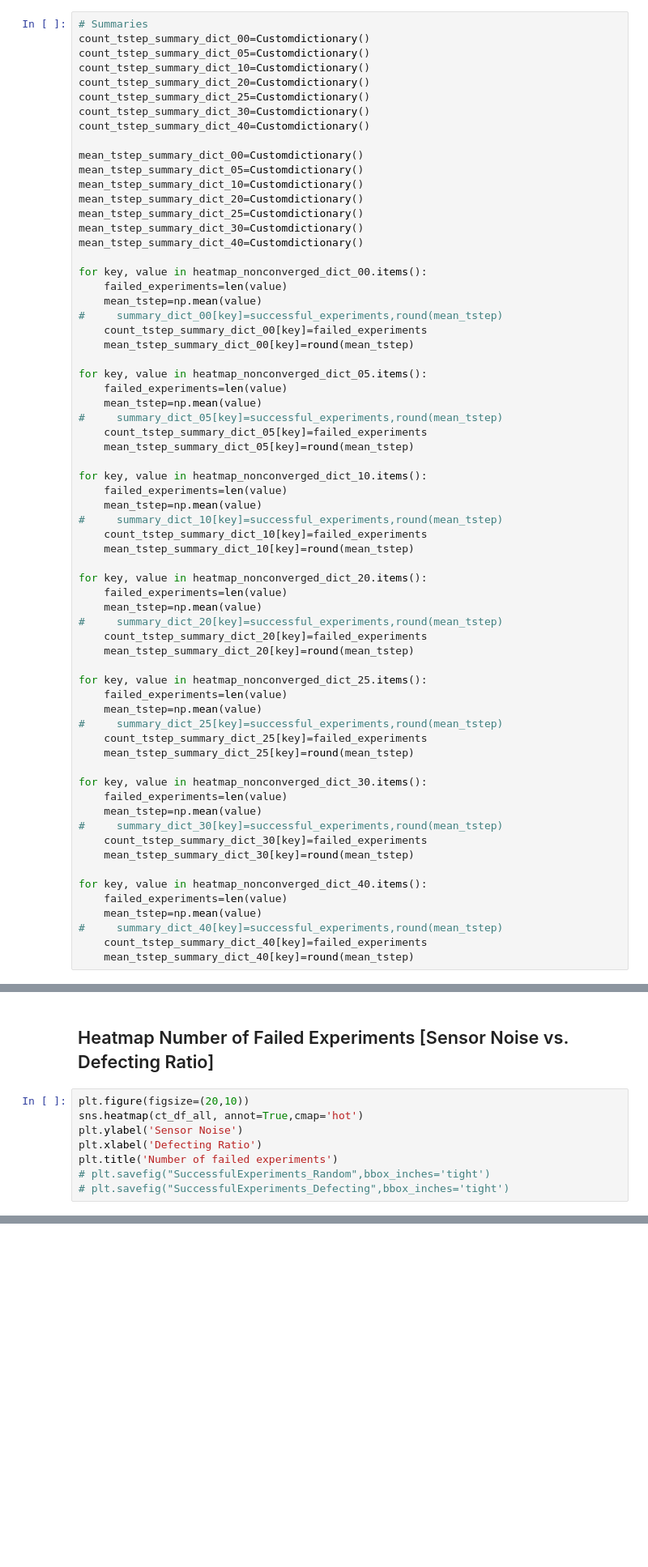
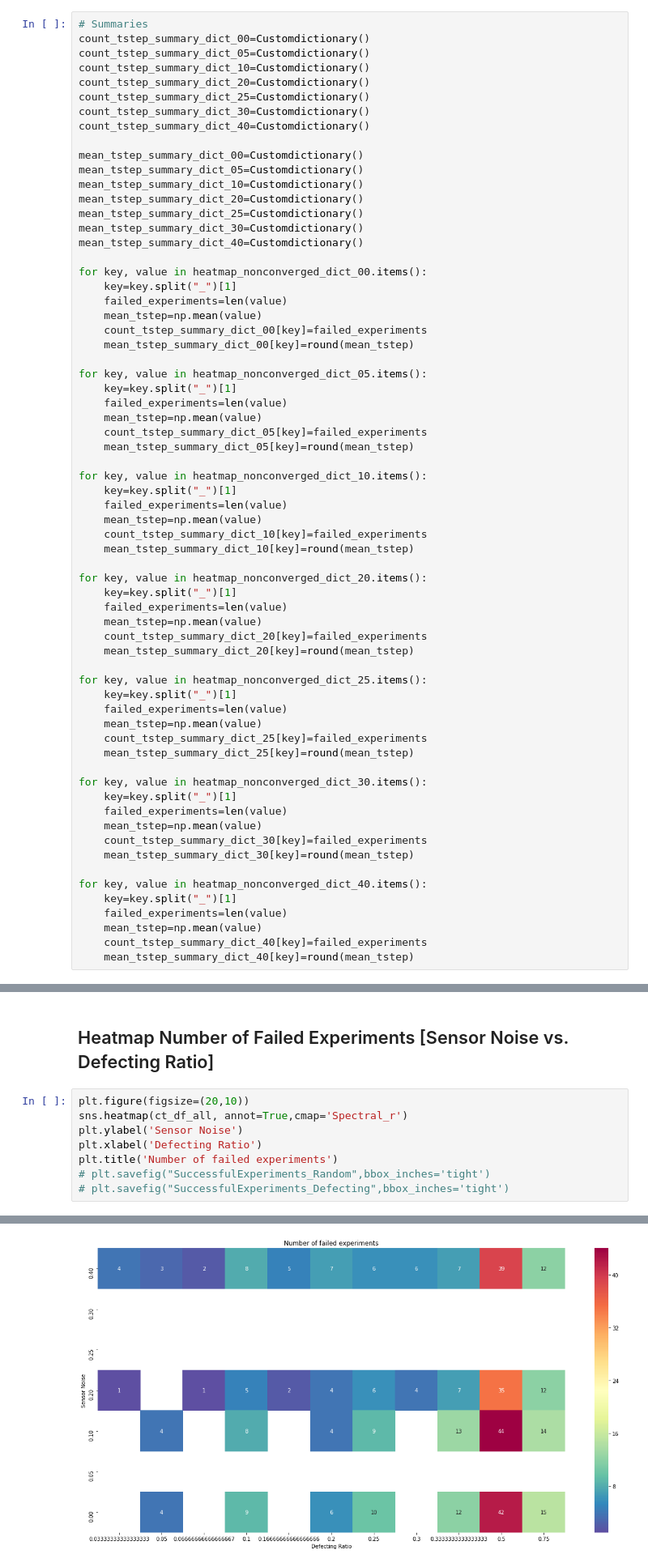
Before and after one commit to nsrishankar/analysis_scripts, a Jupyter notebook: CDM_lying_clusteranalysis.ipynb, the cells around one changed output, grey strips where cells are left out. Shown at 81% size. Cells and saved outputs as stored; diff of their text form; blank space fills up the shorter version.

```diff
--- a/CDM_lying_clusteranalysis.ipynb
+++ b/CDM_lying_clusteranalysis.ipynb
@@ -1160,51 +1201,51 @@ mean_tstep_summary_dict_30=Customdictionary()
 mean_tstep_summary_dict_40=Customdictionary()
 
 for key, value in heatmap_nonconverged_dict_00.items():
+    key=key.split("_")[1]
     failed_experiments=len(value)
     mean_tstep=np.mean(value)
-#     summary_dict_00[key]=successful_experiments,round(mean_tstep)
     count_tstep_summary_dict_00[key]=failed_experiments
     mean_tstep_summary_dict_00[key]=round(mean_tstep)
 
 for key, value in heatmap_nonconverged_dict_05.items():
+    key=key.split("_")[1]
     failed_experiments=len(value)
     mean_tstep=np.mean(value)
-#     summary_dict_05[key]=successful_experiments,round(mean_tstep)
     count_tstep_summary_dict_05[key]=failed_experiments
     mean_tstep_summary_dict_05[key]=round(mean_tstep)
 
 for key, value in heatmap_nonconverged_dict_10.items():
+    key=key.split("_")[1]
     failed_experiments=len(value)
     mean_tstep=np.mean(value)
-#     summary_dict_10[key]=successful_experiments,round(mean_tstep)
     count_tstep_summary_dict_10[key]=failed_experiments
     mean_tstep_summary_dict_10[key]=round(mean_tstep)
 
 for key, value in heatmap_nonconverged_dict_20.items():
+    key=key.split("_")[1]
     failed_experiments=len(value)
     mean_tstep=np.mean(value)
-#     summary_dict_20[key]=successful_experiments,round(mean_tstep)
     count_tstep_summary_dict_20[key]=failed_experiments
     mean_tstep_summary_dict_20[key]=round(mean_tstep)
 
 for key, value in heatmap_nonconverged_dict_25.items():
+    key=key.split("_")[1]
     failed_experiments=len(value)
     mean_tstep=np.mean(value)
-#     summary_dict_25[key]=successful_experiments,round(mean_tstep)
     count_tstep_summary_dict_25[key]=failed_experiments
     mean_tstep_summary_dict_25[key]=round(mean_tstep)
 
 for key, value in heatmap_nonconverged_dict_30.items():
+    key=key.split("_")[1]
     failed_experiments=len(value)
     mean_tstep=np.mean(value)
-#     summary_dict_30[key]=successful_experiments,round(mean_tstep)
     count_tstep_summary_dict_30[key]=failed_experiments
     mean_tstep_summary_dict_30[key]=round(mean_tstep)
 
 for key, value in heatmap_nonconverged_dict_40.items():
+    key=key.split("_")[1]
     failed_experiments=len(value)
     mean_tstep=np.mean(value)
-#     summary_dict_40[key]=successful_experiments,round(mean_tstep)
     count_tstep_summary_dict_40[key]=failed_experiments
     mean_tstep_summary_dict_40[key]=round(mean_tstep)
 # %% [markdown]
@@ -1349,9 +1410,10 @@ ct_f_num_all
 ## Heatmap Number of Failed Experiments [Sensor Noise vs. Defecting Ratio]
 # %%
 plt.figure(figsize=(20,10))
-sns.heatmap(ct_df_all, annot=True,cmap='hot')
+sns.heatmap(ct_df_all, annot=True,cmap='Spectral_r')
 plt.ylabel('Sensor Noise')
 plt.xlabel('Defecting Ratio')
 plt.title('Number of failed experiments')
 # plt.savefig("SuccessfulExperiments_Random",bbox_inches='tight')
 # plt.savefig("SuccessfulExperiments_Defecting",bbox_inches='tight')
+# %% [output]
@@ -1358,3 +1421,4 @@ plt.title('Number of failed experiments')
+[figure, added]
 # %% [markdown]
 ## Heatmap Timestep of Failed Experiments [Sensor Noise vs. Defecting Ratio]
 # %%
```
Also changed, not shown: parts of 44 cells of this notebook.
